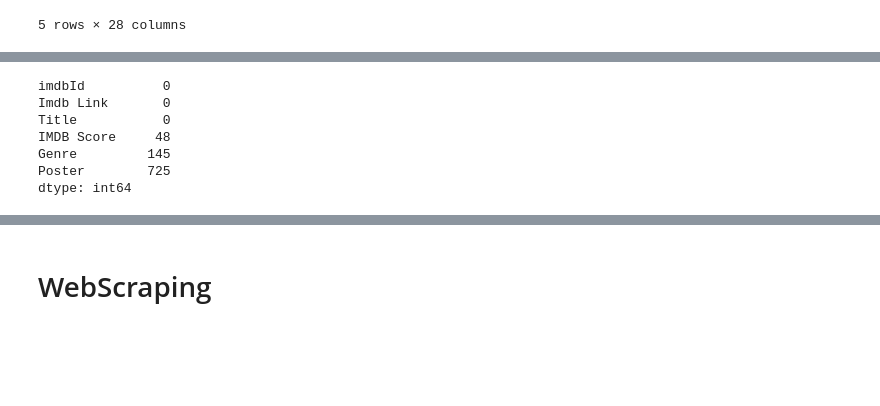
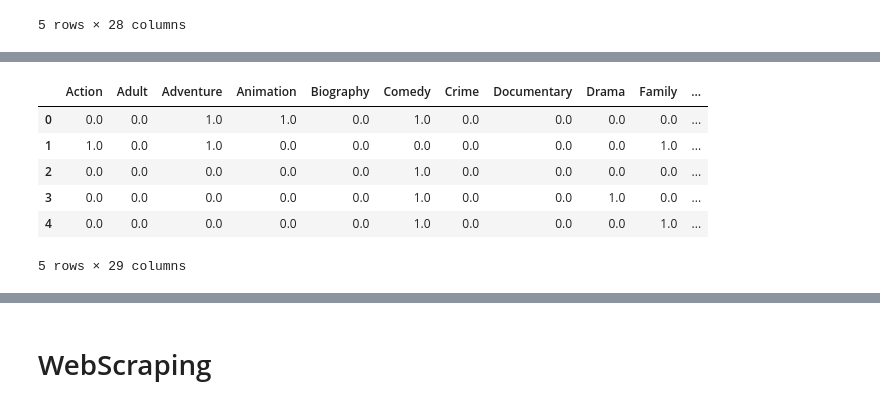
Before and after one commit to renzozuniga/MachineLearningTA, a Jupyter notebook: TA 2017-2.ipynb, the cells around one changed output, grey strips where cells are left out. Saved outputs shown, nothing was run; the diff lists cells and outputs as text; code cells hidden in the pictures; blank space fills up the shorter version.

```diff
--- a/TA 2017-2.ipynb
+++ b/TA 2017-2.ipynb
@@ -139,10 +116,12 @@ plt.show()
-# %%
-data.isnull().sum()
-# %% [output]
-imdbId          0
-Imdb Link       0
-Title           0
-IMDB Score     48
-Genre         145
-Poster        725
-dtype: int64
+# %%
+# generate new Y variable -- number of genres
+genres['num_genres'] = genres.ix[:, 1:19].sum(axis=1)
+genres.head()
+# %% [output]
+|  | Action | Adult | Adventure | Animation | Biography | Comedy | Crime | Documentary | Drama | Family | ... |
+| 0 | 0.0 | 0.0 | 1.0 | 1.0 | 0.0 | 1.0 | 0.0 | 0.0 | 0.0 | 0.0 | ... |
+| 1 | 1.0 | 0.0 | 1.0 | 0.0 | 0.0 | 0.0 | 0.0 | 0.0 | 0.0 | 1.0 | ... |
+| 2 | 0.0 | 0.0 | 0.0 | 0.0 | 0.0 | 1.0 | 0.0 | 0.0 | 0.0 | 0.0 | ... |
+| 3 | 0.0 | 0.0 | 0.0 | 0.0 | 0.0 | 1.0 | 0.0 | 0.0 | 1.0 | 0.0 | ... |
+| 4 | 0.0 | 0.0 | 0.0 | 0.0 | 0.0 | 1.0 | 0.0 | 0.0 | 0.0 | 1.0 | ... |
+5 rows × 29 columns
```
Also changed, not shown: parts of 10 cells of this notebook, 3 other files.
